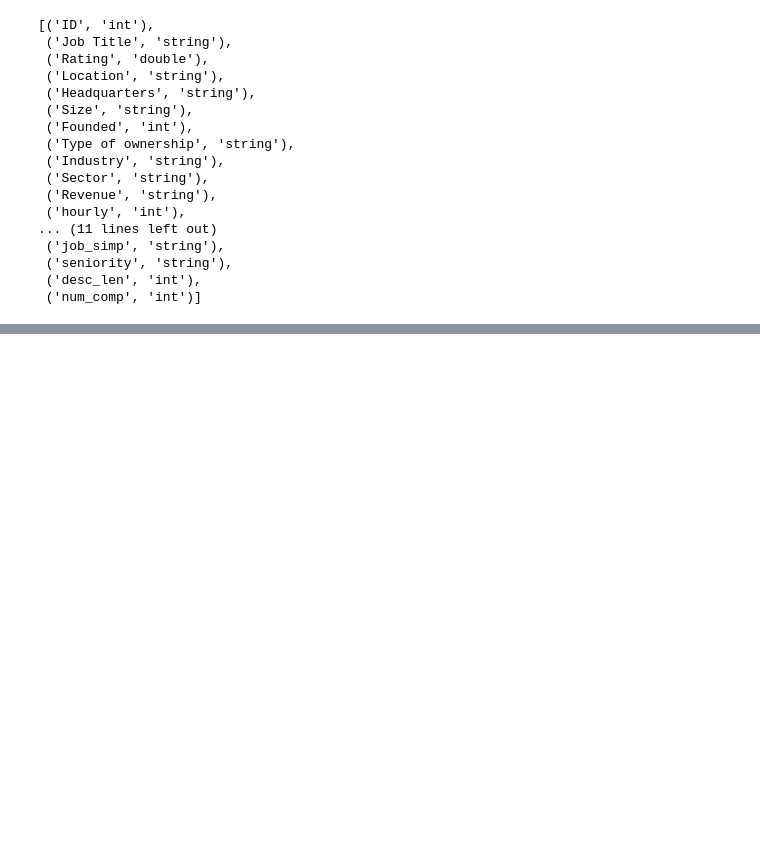
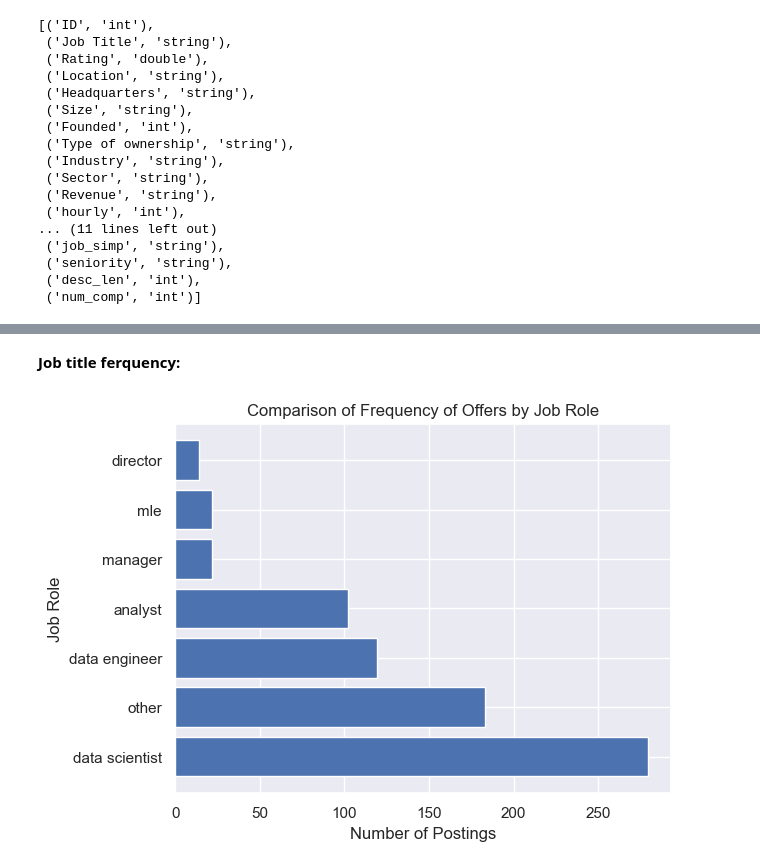
Before and after one commit to ericbanzuzi/ID2221-project, a Jupyter notebook: ds_salary_study.ipynb, the cells around one changed output, grey strips where cells are left out. Cells and saved outputs as stored; diff of their text form; code cells hidden in the pictures; blank space fills up the shorter version.

```diff
--- a/ds_salary_study.ipynb
+++ b/ds_salary_study.ipynb
@@ -271,0 +422,12 @@ Train size: 622 -- Test size: 119
+# %% [markdown]
+**Job title ferquency:**
+# %%
+job_freq = df.groupBy('job_simp').count().toPandas()
+job_freq = job_freq.sort_values(by='count', ascending=False)
+plt.barh(job_freq['job_simp'], job_freq['count'])
+plt.title('Comparison of Frequency of Offers by Job Role')
+plt.xlabel('Number of Postings')
+plt.ylabel('Job Role')
+plt.show()
+# %% [output]
+[figure, added]
```
Also changed, not shown: parts of 47 cells of this notebook.
